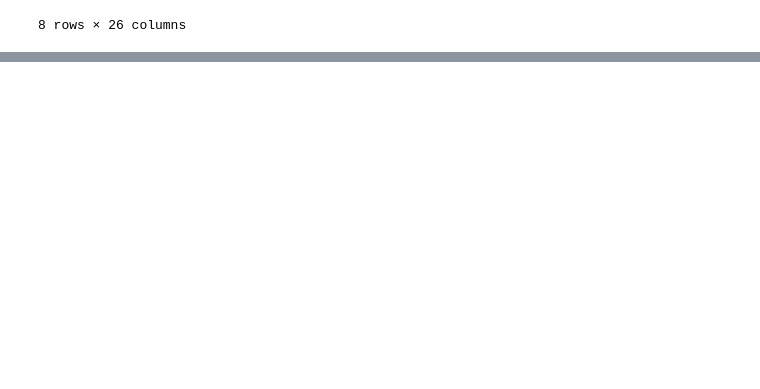
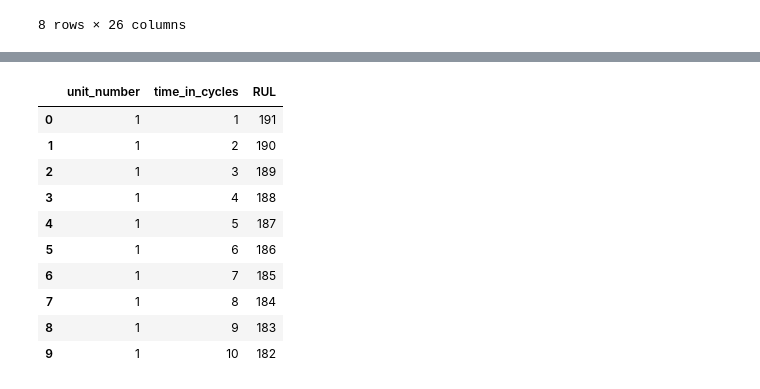
Before and after one commit to Nort0103/predictive-maintenance-turbine, a Jupyter notebook: data_exploration.ipynb, the cells around one changed output, grey strips where cells are left out. Saved outputs shown, nothing was run; the diff lists cells and outputs as text; code cells hidden in the pictures; blank space fills up the shorter version.

Commit message:
Added Sensor 11 degradation graph and calculated RUL

```diff
--- a/data_exploration.ipynb
+++ b/data_exploration.ipynb
@@ -42,0 +63,22 @@ df.describe()
+# %%
+# 1. Find the absolute maximum number of cycles for each specific engine
+max_cycles = df.groupby('unit_number')['time_in_cycles'].transform('max')
+
+# 2. Calculate the Remaining Useful Life (RUL)
+# Formula: (Maximum Cycles) - (Current Cycle)
+df['RUL'] = max_cycles - df['time_in_cycles']
+
+# 3. Display the first 10 rows of Engine 1 to verify our math
+df[['unit_number', 'time_in_cycles', 'RUL']].head(10)
+# %% [output]
+|  | unit_number | time_in_cycles | RUL |
+| 0 | 1 | 1 | 191 |
+| 1 | 1 | 2 | 190 |
+| 2 | 1 | 3 | 189 |
+| 3 | 1 | 4 | 188 |
+| 4 | 1 | 5 | 187 |
+| 5 | 1 | 6 | 186 |
+| 6 | 1 | 7 | 185 |
+| 7 | 1 | 8 | 184 |
+| 8 | 1 | 9 | 183 |
+| 9 | 1 | 10 | 182 |
```
Also changed, not shown: parts of 1 cell of this notebook.
